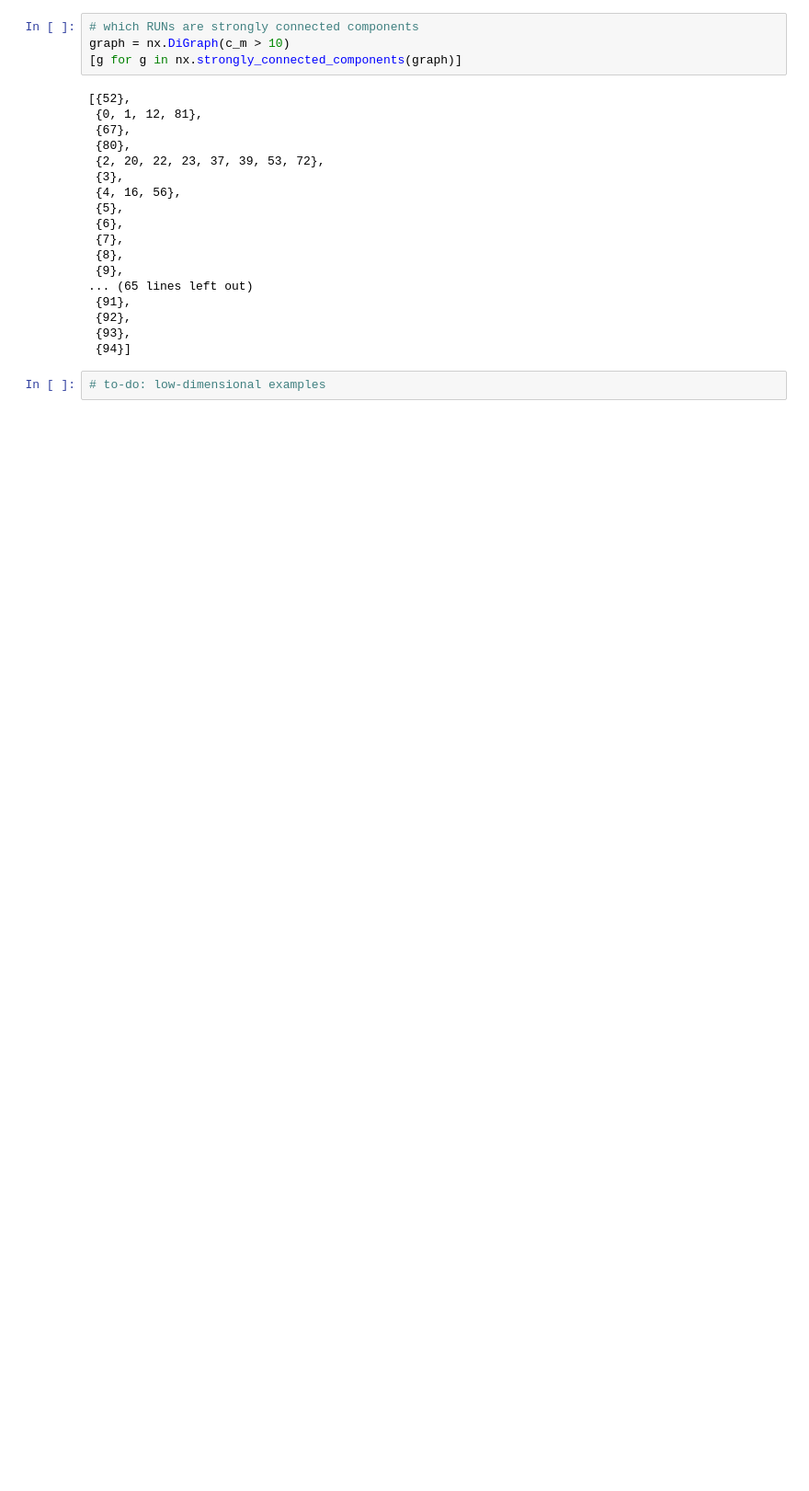
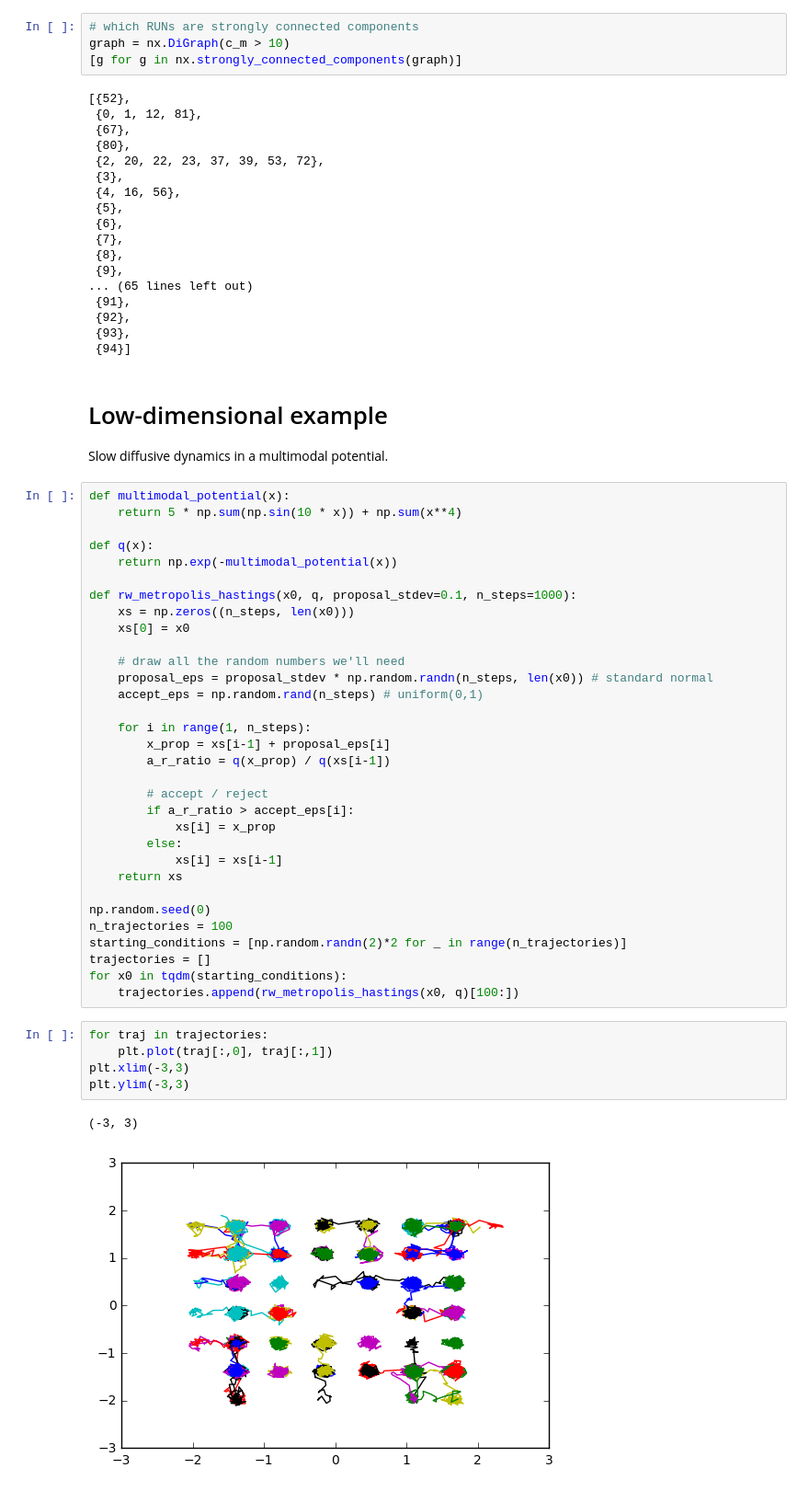
Before and after one commit to maxentile/msm-learn, a Jupyter notebook: notebooks/Diagnosing ergodicity.ipynb, the cells around one changed output. Shown at 92% size. Saved outputs shown, nothing was run; the diff lists cells and outputs as text; blank space fills up the shorter version.

Commit message:
Add low-dimensional example

```diff
--- a/notebooks/Diagnosing ergodicity.ipynb
+++ b/notebooks/Diagnosing ergodicity.ipynb
@@ -177,5 +177,47 @@ graph = nx.DiGraph(c_m > 10)
  {92},
  {93},
  {94}]
-# %%
-# to-do: low-dimensional examples
+# %% [markdown]
+# Low-dimensional example
+
+Slow diffusive dynamics in a multimodal potential.
+# %%
+def multimodal_potential(x):
+    return 5 * np.sum(np.sin(10 * x)) + np.sum(x**4)
+
+def q(x):
+    return np.exp(-multimodal_potential(x))
+
+def rw_metropolis_hastings(x0, q, proposal_stdev=0.1, n_steps=1000):
+    xs = np.zeros((n_steps, len(x0)))
+    xs[0] = x0
+
+    # draw all the random numbers we'll need
+    proposal_eps = proposal_stdev * np.random.randn(n_steps, len(x0)) # standard normal
+    accept_eps = np.random.rand(n_steps) # uniform(0,1)
+
+    for i in range(1, n_steps):
+        x_prop = xs[i-1] + proposal_eps[i]
+        a_r_ratio = q(x_prop) / q(xs[i-1])
+
+        # accept / reject
+        if a_r_ratio > accept_eps[i]:
+            xs[i] = x_prop
+        else:
+            xs[i] = xs[i-1]
+    return xs
+
+np.random.seed(0)
+n_trajectories = 100
+starting_conditions = [np.random.randn(2)*2 for _ in range(n_trajectories)]
+trajectories = []
+for x0 in tqdm(starting_conditions):
+    trajectories.append(rw_metropolis_hastings(x0, q)[100:])
+# %%
+for traj in trajectories:
+    plt.plot(traj[:,0], traj[:,1])
+plt.xlim(-3,3)
+plt.ylim(-3,3)
+# %% [output]
+(-3, 3)
+[figure, added]
```
Also changed, not shown: parts of 5 cells of this notebook.
